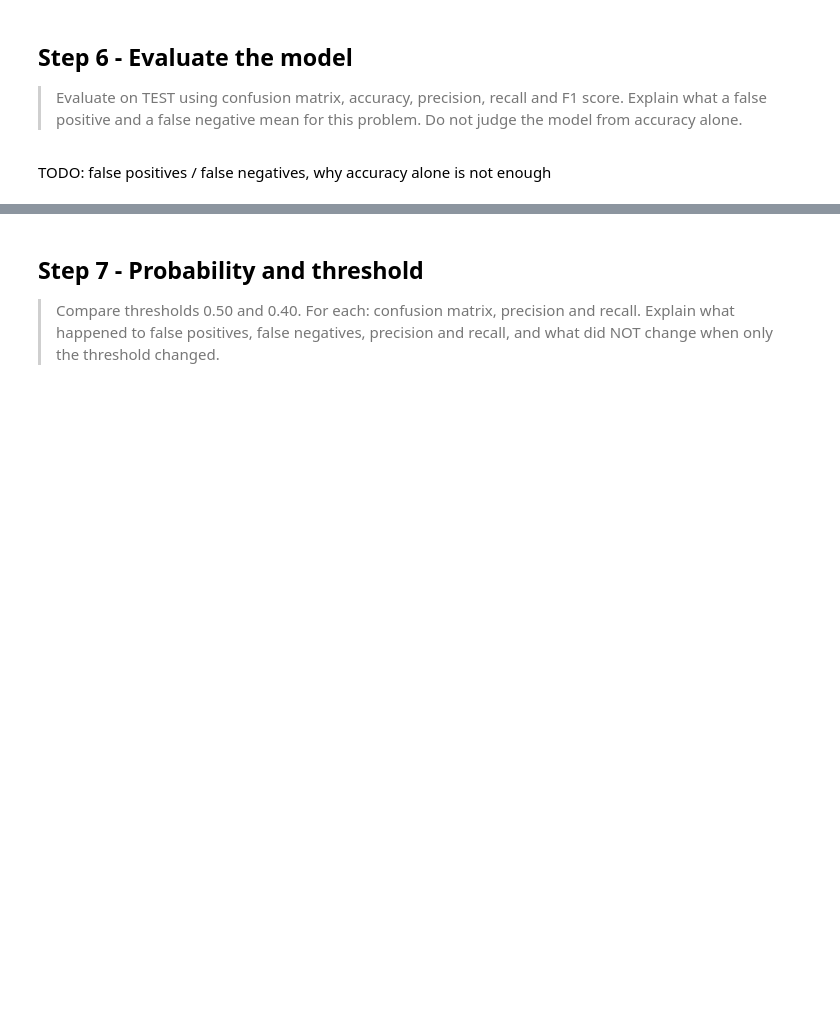
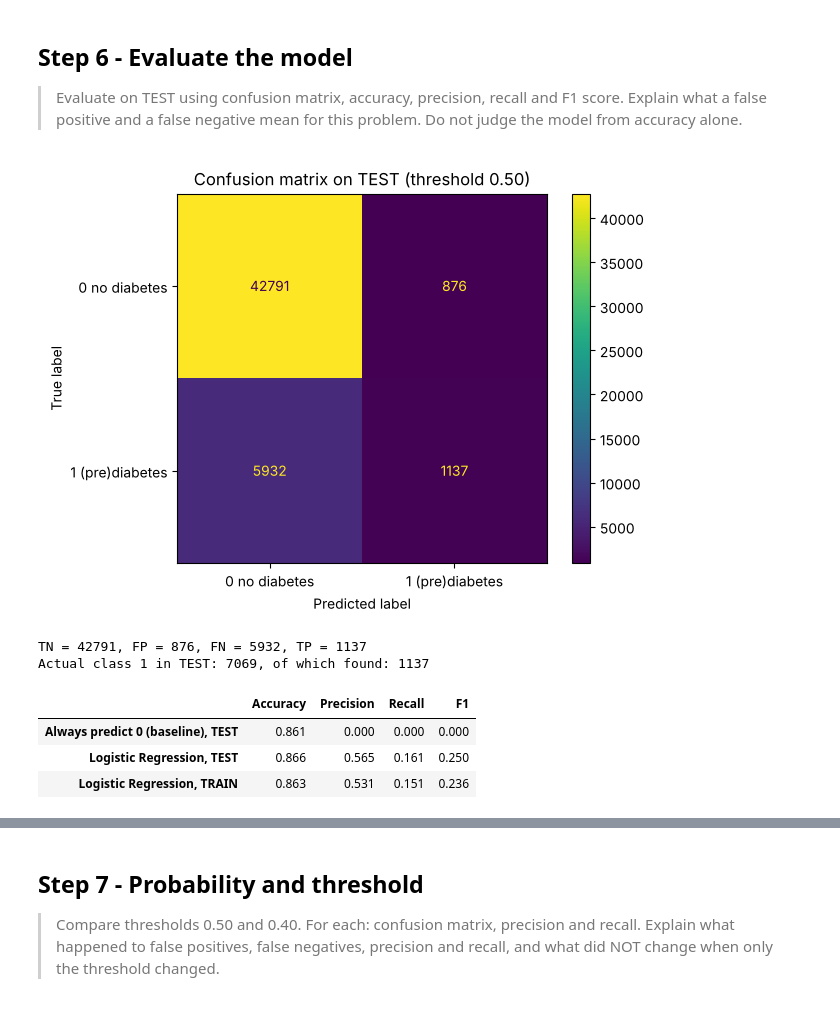
Before and after one commit to captnsundy/IE500618-assignment2, a Jupyter notebook: assignment2.ipynb, the cells around one changed output, grey strips where cells are left out. Cells and saved outputs as stored; diff of their text form; code cells hidden in the pictures; blank space fills up the shorter version.

```diff
--- a/assignment2.ipynb
+++ b/assignment2.ipynb
@@ -111,0 +571,10 @@ TODO: justification per feature type
+# %%
+# Pipeline: preprocessing + LogisticRegression, fit on TRAIN
+
+model = Pipeline([
+    ('prep', preprocessor),
+    ('logreg', LogisticRegression()),  # default settings, no tuning, as in assignment 1
+])
+model.fit(X_train, y_train)  # both the preprocessing and the model are learned from TRAIN only
+
+print(f"Fitted, the solver converged after {model.named_steps['logreg'].n_iter_[0]} iterations")
@@ -111,0 +599,12 @@ TODO: justification per feature type
+# %%
+# Predicted classes and class-1 probabilities on TEST
+
+y_pred = model.predict(X_test)  # predicted class, 0 or 1
+y_proba = model.predict_proba(X_test)[:, 1]  # predicted probability of class 1
+print(f"Column order of predict_proba: {model.classes_}")  # [0 1] means column 1 is class 1, so [:, 1] is the right column
+
+print(pd.DataFrame({'actual': y_test.values[:8], 'predicted': y_pred[:8], 'P(class 1)': y_proba[:8].round(3)}))  # the first few TEST rows
+
+# predict() should be the same as cutting the probability at 0.5
+print(f"\npredict() equals 'probability > 0.5' for every row: {(y_pred == (y_proba > 0.5)).all()}")
+print(f"Rows with a probability of exactly 0.5: {(y_proba == 0.5).sum()}")  # if there were any, '> 0.5' and '>= 0.5' would disagree on them
@@ -121,2 +683,39 @@ TODO: justification per feature type
-# %% [markdown]
-TODO: false positives / false negatives, why accuracy alone is not enough
+# %%
+# Confusion matrix
+
+class_names = ['0 no diabetes', '1 (pre)diabetes']
+cm = confusion_matrix(y_test, y_pred)  # rows = actual class, columns = predicted class
+tn, fp, fn, tp = cm.ravel()  # sklearn's order: [[TN, FP], [FN, TP]]
+
+ConfusionMatrixDisplay(cm, display_labels=class_names).plot(values_format='d')
+plt.title('Confusion matrix on TEST (threshold 0.50)')
+plt.show()
+
+print(f"TN = {tn}, FP = {fp}, FN = {fn}, TP = {tp}")
+print(f"Actual class 1 in TEST: {fn + tp}, of which found: {tp}")
+# %% [output]
+[figure, added]
+TN = 42791, FP = 876, FN = 5932, TP = 1137
+Actual class 1 in TEST: 7069, of which found: 1137
+# %%
+# Accuracy, precision, recall, F1
+
+def classification_metrics(y_true, y_hat):
+    return {
+        'Accuracy': accuracy_score(y_true, y_hat),  # share of all respondents classified correctly
+        'Precision': precision_score(y_true, y_hat, zero_division=0),  # of those predicted class 1, share that really are (zero_division: the baseline never predicts 1, so this is 0/0)
+        'Recall': recall_score(y_true, y_hat),  # of those really class 1, share that the model found
+        'F1': f1_score(y_true, y_hat, zero_division=0),  # balance between precision and recall
+    }
+
+results = pd.DataFrame({
+    'Always predict 0 (baseline), TEST': classification_metrics(y_test, np.zeros(len(y_test), dtype=int)),
+    'Logistic Regression, TEST': classification_metrics(y_test, y_pred),
+    'Logistic Regression, TRAIN': classification_metrics(y_train, model.predict(X_train)),  # only used to spot overfitting, not to judge the model
+}).T
+results.round(3)
+# %% [output]
+|  | Accuracy | Precision | Recall | F1 |
+| Always predict 0 (baseline), TEST | 0.861 | 0.000 | 0.000 | 0.000 |
+| Logistic Regression, TEST | 0.866 | 0.565 | 0.161 | 0.250 |
+| Logistic Regression, TRAIN | 0.863 | 0.531 | 0.151 | 0.236 |
```
Also changed, not shown: parts of 69 cells of this notebook, 1 other file.
